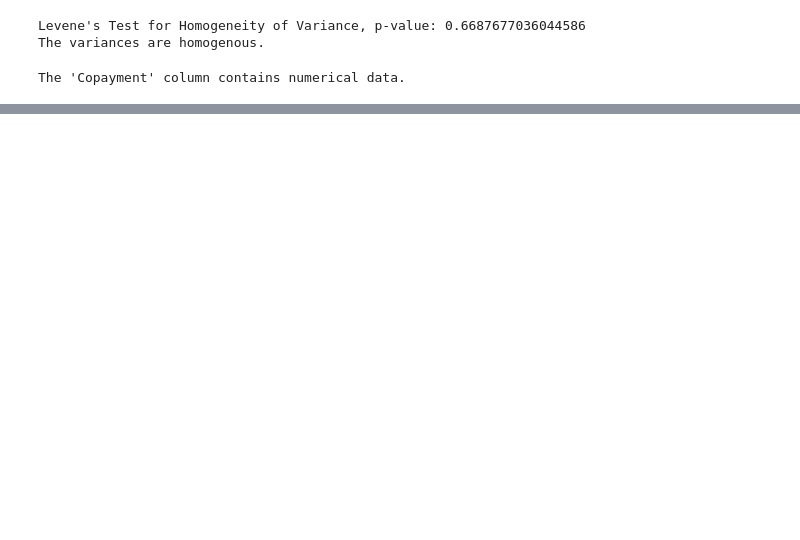
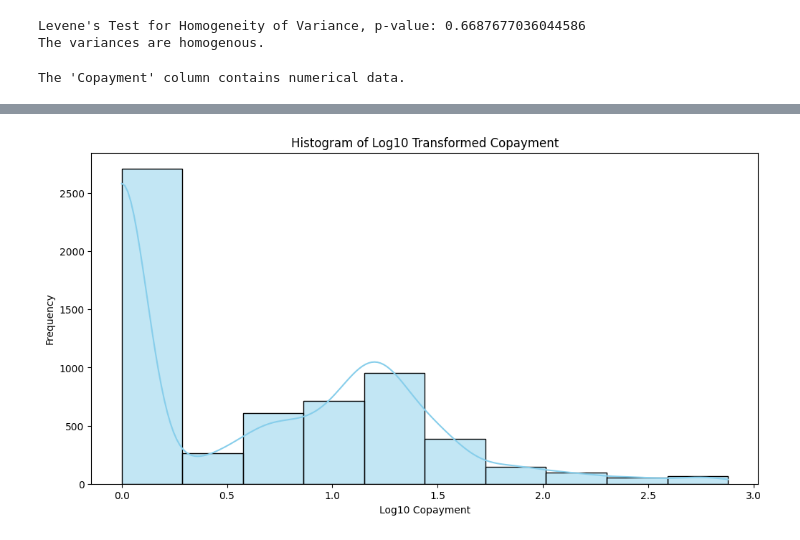
Before and after one commit to saverin0/US-Healthcare-System-Data-Analysis, a Jupyter notebook: 6.Distribute_data-Use.ipynb, the cells around one changed output, grey strips where cells are left out. Drawn from its saved outputs; the diff is of its cells as text; code cells hidden in the pictures; blank space fills up the shorter version.

```diff
--- a/6.Distribute_data-Use.ipynb
+++ b/6.Distribute_data-Use.ipynb
@@ -145,0 +176,11 @@ The 'Copayment' column contains numerical data.
+# %%
+df['log10_transformed'] = df['Copayment'].apply(lambda x: np.log10(x + 1))
+# %%
+plt.figure(figsize=(12, 6))
+sns.histplot(df['log10_transformed'], kde=True, bins=10, color='skyblue')
+plt.title('Histogram of Log10 Transformed Copayment')
+plt.xlabel('Log10 Copayment')
+plt.ylabel('Frequency')
+plt.show()
+# %% [output]
+[figure, added]
```
Also changed, not shown: parts of 12 cells of this notebook.
